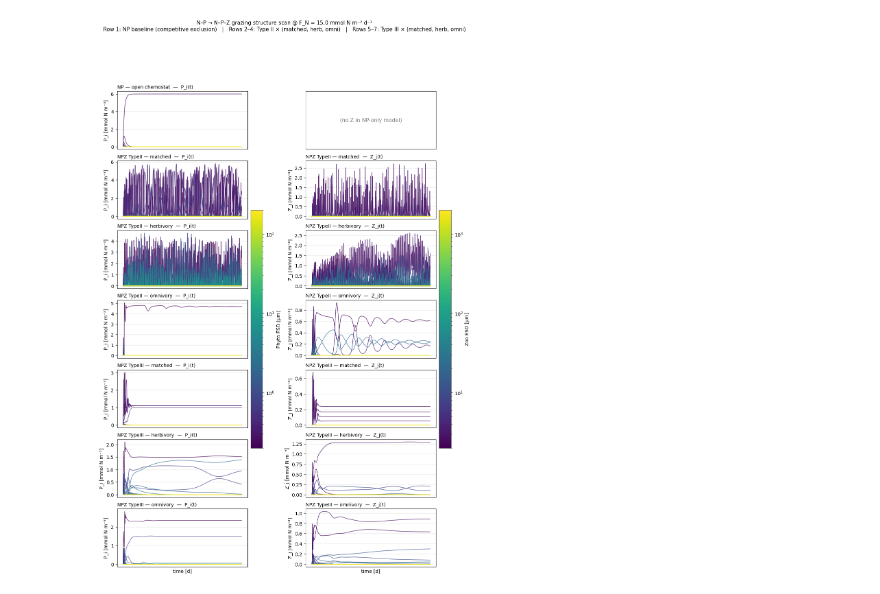
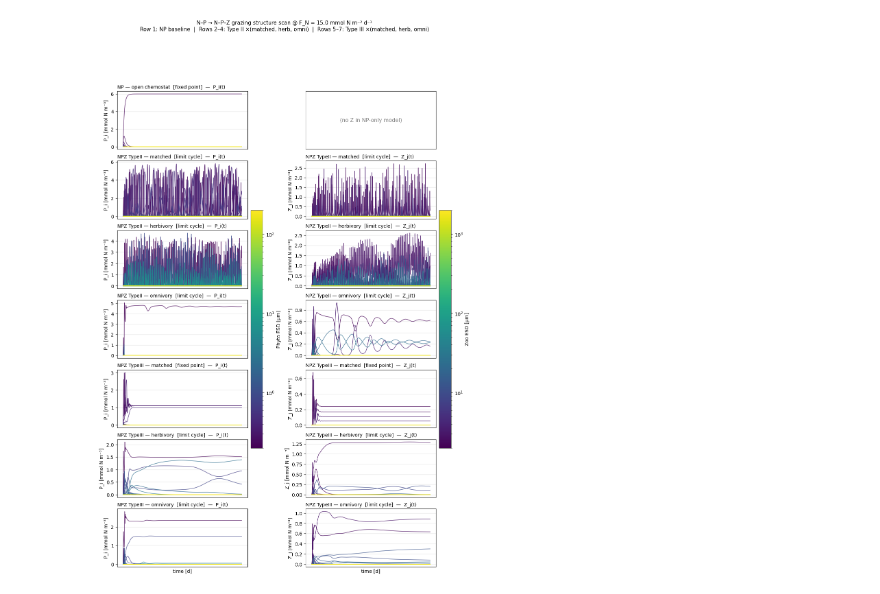
Before and after one commit to ben1post/SSMCariaco, a Jupyter notebook: parameter_scan/NP/AgoResponse_NPZ.ipynb, the cells around one changed output. Saved outputs shown, nothing was run; the diff lists cells and outputs as text; code cells hidden in the pictures.

```diff
--- a/parameter_scan/NP/AgoResponse_NPZ.ipynb
+++ b/parameter_scan/NP/AgoResponse_NPZ.ipynb
@@ -231,60 +208,47 @@ Done. IVP integrations span 0 - 4999 d.
 # %%
-fig, axes = plt.subplots(7, 2, figsize=(13, 18), sharex=True)
-
+fig, axes = plt.subplots(len(RUNS_SPEC), 2, figsize=(13, 18), sharex=True)
 cmap   = plt.get_cmap('viridis')
 norm_P = mcolors.LogNorm(vmin=phyto_esd.min(), vmax=phyto_esd.max())
 norm_Z = mcolors.LogNorm(vmin=zoo_esd.min(),   vmax=zoo_esd.max())
 
 for row, (label, _, _) in enumerate(RUNS_SPEC):
-    ivp_out, _ = runs[label]
-    t   = ivp_out.time.values
+    entry   = runs[label]
+    ivp_out = entry['ivp_out']
+    t       = ivp_out.time.values
+    tag     = "  [limit cycle]" if entry['is_oscillating'] else "  [fixed point]"
 
-    # --- P column (always populated)
     ax_P = axes[row, 0]
     P_t  = ivp_out.Phytoplankton__biomass.transpose('time', 'phyto').values
     for i in range(n_classes):
-        ax_P.plot(t, P_t[:, i], color=cmap(norm_P(phyto_esd[i])),
-                  alpha=0.85, lw=1)
-    ax_P.set_title(f'{label}  —  P_i(t)', fontsize=10, loc='left')
-    ax_P.set_ylabel('P_i [mmol N m⁻³]')
-    ax_P.grid(True, alpha=0.3)
+        ax_P.plot(t, P_t[:, i], color=cmap(norm_P(phyto_esd[i])), alpha=0.85, lw=1)
+    ax_P.set_title(f'{label}{tag}  —  P_i(t)', fontsize=10, loc='left')
+    ax_P.set_ylabel('P_i [mmol N m⁻³]'); ax_P.grid(True, alpha=0.3)
 
-    # --- Z column (NP row is blank)
     ax_Z = axes[row, 1]
     if 'NPZ' in label:
         Z_t = ivp_out.Zooplankton__biomass.transpose('time', 'zoo').values
         for j in range(n_zoo):
-            ax_Z.plot(t, Z_t[:, j], color=cmap(norm_Z(zoo_esd[j])),
-                      alpha=0.85, lw=1)
-        ax_Z.set_title(f'{label}  —  Z_j(t)', fontsize=10, loc='left')
-        ax_Z.set_ylabel('Z_j [mmol N m⁻³]')
-        ax_Z.grid(True, alpha=0.3)
+            ax_Z.plot(t, Z_t[:, j], color=cmap(norm_Z(zoo_esd[j])), alpha=0.85, lw=1)
+        ax_Z.set_title(f'{label}{tag}  —  Z_j(t)', fontsize=10, loc='left')
+        ax_Z.set_ylabel('Z_j [mmol N m⁻³]'); ax_Z.grid(True, alpha=0.3)
     else:
-        ax_Z.text(0.5, 0.5, '(no Z in NP-only model)',
-                  transform=ax_Z.transAxes,
+        ax_Z.text(0.5, 0.5, '(no Z in NP-only model)', transform=ax_Z.transAxes,
                   ha='center', va='center', color='gray', fontsize=11)
-        ax_Z.set_xticks([])
-        ax_Z.set_yticks([])
+        ax_Z.set_xticks([]); ax_Z.set_yticks([])
 
-axes[-1, 0].set_xlabel('time [d]')
-axes[-1, 1].set_xlabel('time [d]')
-
-sm_P = plt.cm.ScalarMappable(norm=norm_P, cmap=cmap)
-sm_Z = plt.cm.ScalarMappable(norm=norm_Z, cmap=cmap)
-fig.colorbar(sm_P, ax=axes[:, 0].tolist(), label='Phyto ESD [µm]',
-             shrink=0.5, pad=0.02)
-fig.colorbar(sm_Z, ax=axes[:, 1].tolist(), label='Zoo ESD [µm]',
-             shrink=0.5, pad=0.02)
-
+axes[-1, 0].set_xlabel('time [d]'); axes[-1, 1].set_xlabel('time [d]')
+fig.colorbar(plt.cm.ScalarMappable(norm=norm_P, cmap=cmap),
+             ax=axes[:, 0].tolist(), label='Phyto ESD [µm]', shrink=0.5, pad=0.02)
+fig.colorbar(plt.cm.ScalarMappable(norm=norm_Z, cmap=cmap),
+             ax=axes[:, 1].tolist(), label='Zoo ESD [µm]', shrink=0.5, pad=0.02)
 fig.suptitle(
     f'N–P → N–P–Z grazing structure scan @ F_N = {F_N_ANCHOR} mmol N m⁻² d⁻¹\n'
-    f'Row 1: NP baseline (competitive exclusion)   |   '
-    f'Rows 2–4: Type II × (matched, herb, omni)   |   '
-    f'Rows 5–7: Type III × (matched, herb, omni)',
+    'Row 1: NP baseline  |  Rows 2–4: Type II ×(matched, herb, omni)  |  '
+    'Rows 5–7: Type III ×(matched, herb, omni)',
     fontsize=11, y=0.995)
 plt.show()
 # %% [output]
-[figure, old version]
+[figure, new version]
 # %%
 from matplotlib.gridspec import GridSpec
 
```
Also changed, not shown: parts of 14 cells of this notebook, 2 other files.
